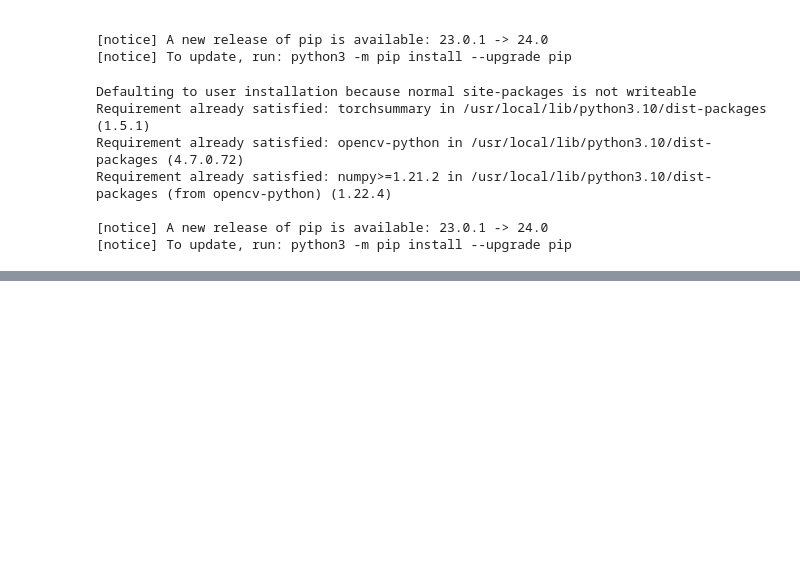
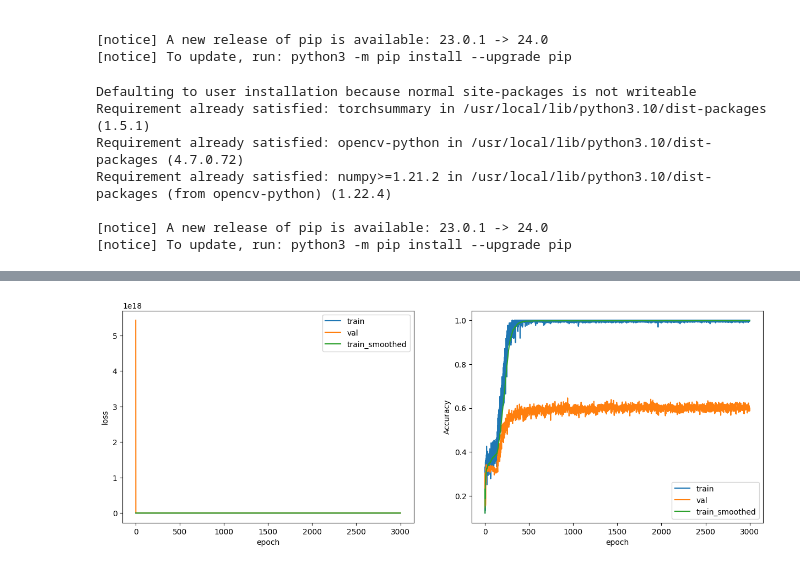
Before and after one commit to TiunovNN/hse-knee-xray-research, a Jupyter notebook: models/DL_resnet/Resnet.ipynb, the cells around one changed output, grey strips where cells are left out. Saved outputs shown, nothing was run; the diff lists cells and outputs as text; code cells hidden in the pictures; blank space fills up the shorter version.

```diff
--- a/models/DL_resnet/Resnet.ipynb
+++ b/models/DL_resnet/Resnet.ipynb
@@ -307,0 +399,4 @@ tr_loss_log, tr_acc_log, val_loss_log, val_acc_log = train(model, optimizer, epo
+# %%
+plot_losses(tr_loss_log, tr_acc_log, val_loss_log, val_acc_log)
+# %% [output]
+[figure, added]
```
Also changed, not shown: parts of 16 cells of this notebook.
